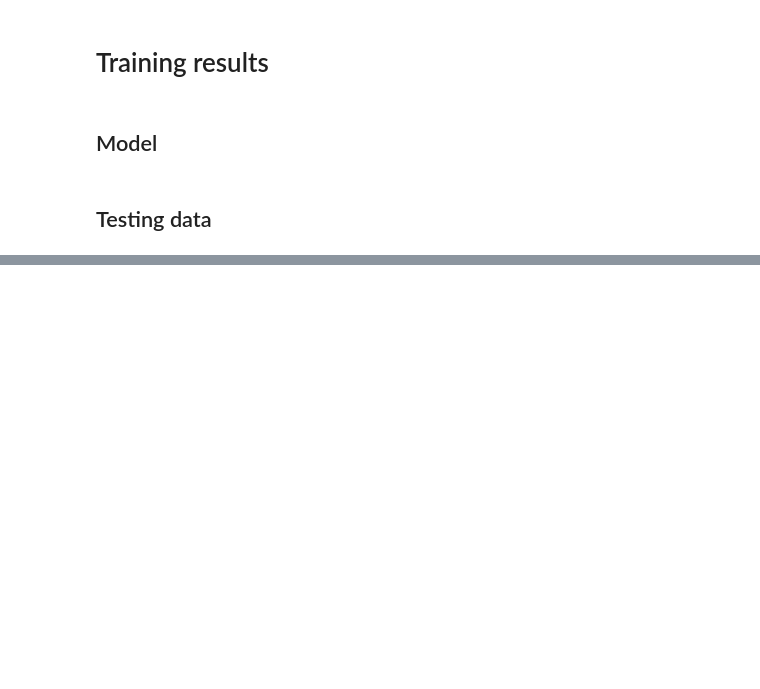
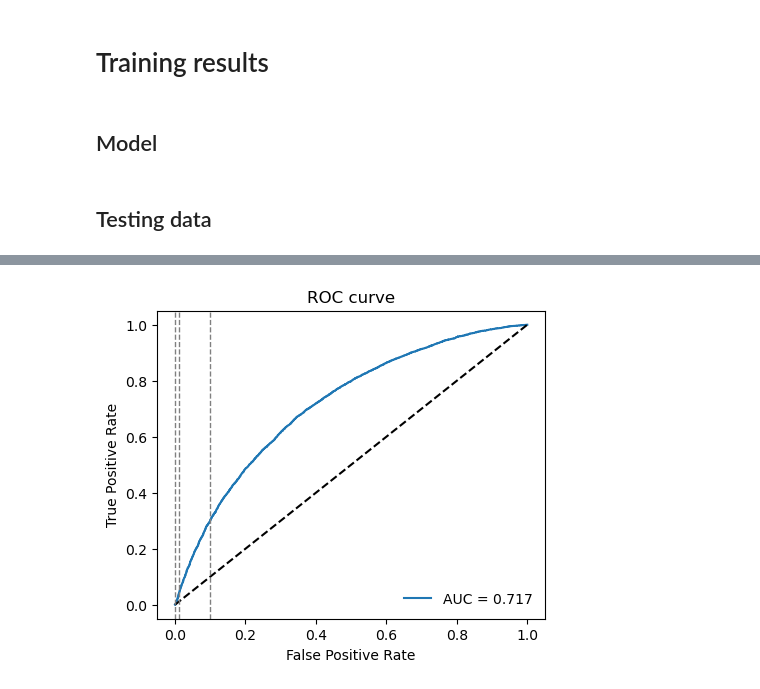
Before and after one commit to r10222035/higgs_production, a Jupyter notebook: CNN/CNN.ipynb, the cells around one changed output, grey strips where cells are left out. Drawn from its saved outputs; the diff is of its cells as text; code cells hidden in the pictures; blank space fills up the shorter version.

```diff
--- a/CNN/CNN.ipynb
+++ b/CNN/CNN.ipynb
@@ -516,0 +544,21 @@ Testing Loss = 1.15, Testing Accuracy = 0.575
+# %%
+# Plot ROC curve
+y_pred = loaded_model.predict(X_test)
+fpr, tpr, _ = roc_curve(y_test, y_pred)
+auc = roc_auc_score(y_test, y_pred)
+
+fig, ax = plt.subplots(1,1, figsize=(5,4))
+ax.plot(fpr, tpr, label=f'AUC = {auc:.3f}')
+ax.plot([0, 1], [0, 1], 'k--')
+
+ax.axvline(x=0.1, color='grey', linestyle='--', linewidth=1)
+ax.axvline(x=0.01, color='grey', linestyle='--', linewidth=1)
+ax.axvline(x=0.001, color='grey', linestyle='--', linewidth=1)
+
+ax.set_xlabel('False Positive Rate')
+ax.set_ylabel('True Positive Rate')
+ax.set_title('ROC curve')
+ax.legend(frameon=False)
+
+plt.show()
+# %% [output]
@@ -516,0 +566 @@ Testing Loss = 1.15, Testing Accuracy = 0.575
+[figure, added]
```
Also changed, not shown: parts of 15 cells of this notebook, 8 other files.
